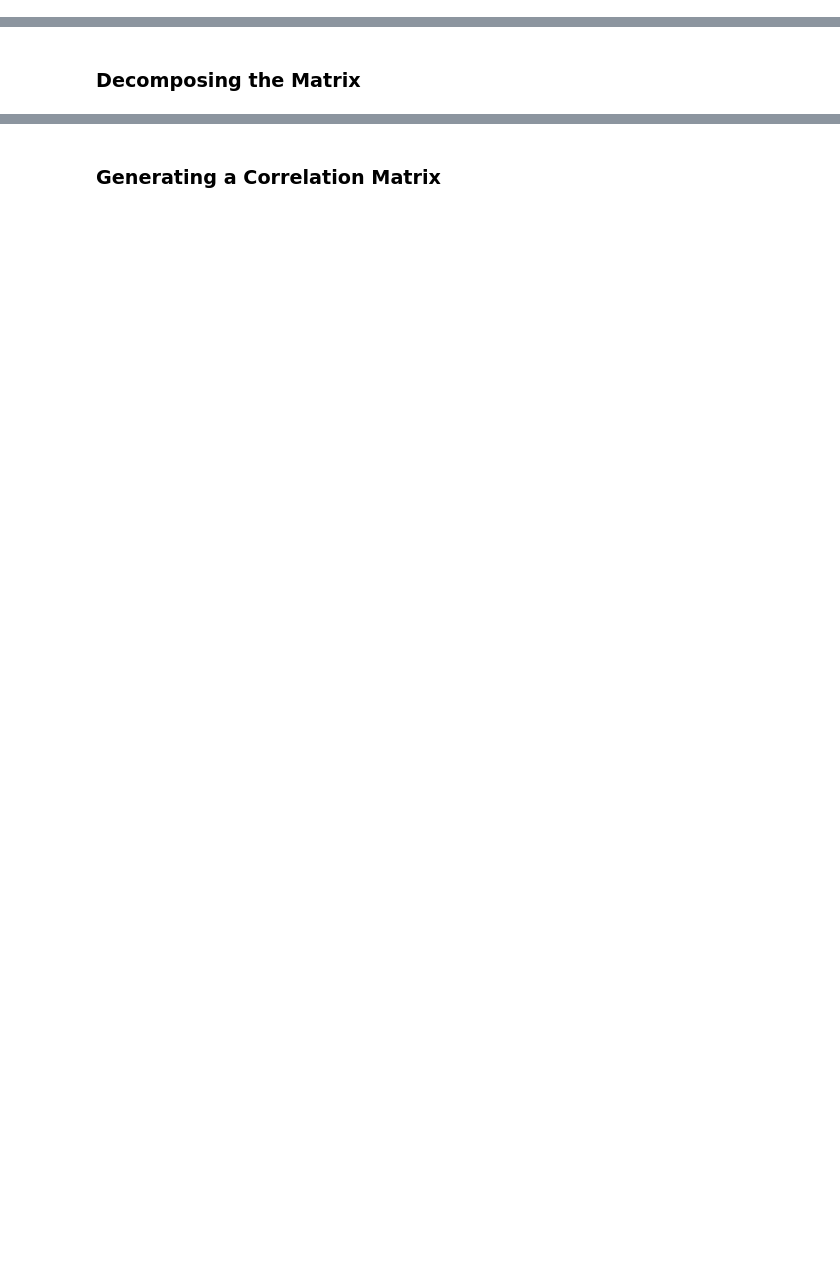
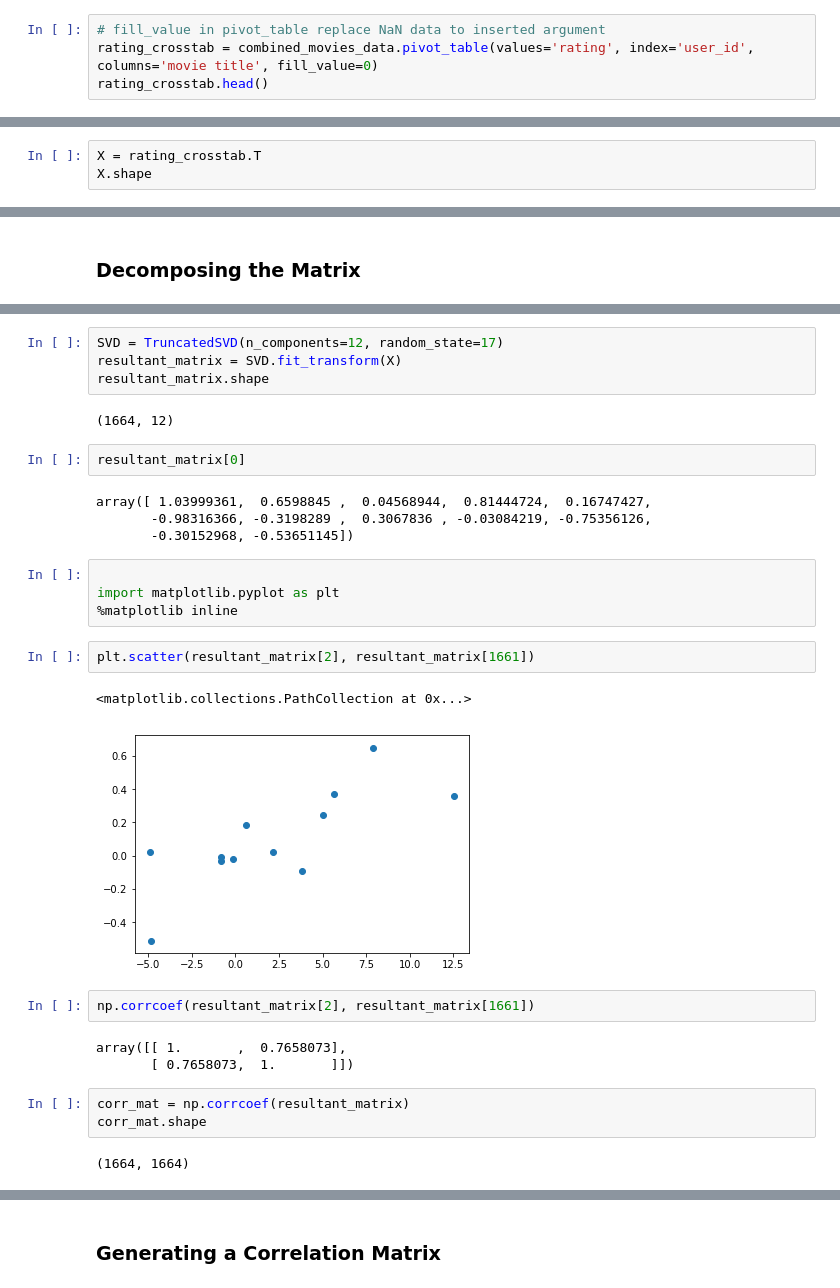
Before and after one commit to kwarodom/sidtechtalent, a Jupyter notebook: ML-Week4/Lecture8 Recommendation Systems/4. model-based collaborative filtering/model-based collaborative filtering.ipynb, the cells around one changed output, grey strips where cells are left out. Cells and saved outputs as stored; diff of their text form; blank space fills up the shorter version.

```diff
--- a/ML-Week4/Lecture8 Recommendation Systems/4. model-based collaborative filtering/model-based collaborative filtering.ipynb
+++ b/ML-Week4/Lecture8 Recommendation Systems/4. model-based collaborative filtering/model-based collaborative filtering.ipynb
@@ -78,0 +69,4 @@ array(['Star Wars (1977)'], dtype=object)
+# %%
+# fill_value in pivot_table replace NaN data to inserted argument
+rating_crosstab = combined_movies_data.pivot_table(values='rating', index='user_id', columns='movie title', fill_value=0)
+rating_crosstab.head()
@@ -86,0 +88,3 @@ array(['Star Wars (1977)'], dtype=object)
+# %%
+X = rating_crosstab.T
+X.shape
@@ -91,0 +113,31 @@ array(['Star Wars (1977)'], dtype=object)
+# %%
+SVD = TruncatedSVD(n_components=12, random_state=17)
+resultant_matrix = SVD.fit_transform(X)
+resultant_matrix.shape
+# %% [output]
+(1664, 12)
+# %%
+resultant_matrix[0]
+# %% [output]
+array([ 1.03999361,  0.6598845 ,  0.04568944,  0.81444724,  0.16747427,
+       -0.98316366, -0.3198289 ,  0.3067836 , -0.03084219, -0.75356126,
+       -0.30152968, -0.53651145])
+# %%
+
+import matplotlib.pyplot as plt
+%matplotlib inline
+# %%
+plt.scatter(resultant_matrix[2], resultant_matrix[1661])
+# %% [output]
+<matplotlib.collections.PathCollection at 0x...>
+[figure, added]
+# %%
+np.corrcoef(resultant_matrix[2], resultant_matrix[1661])
+# %% [output]
+array([[ 1.       ,  0.7658073],
+       [ 0.7658073,  1.       ]])
+# %%
+corr_mat = np.corrcoef(resultant_matrix)
+corr_mat.shape
+# %% [output]
+(1664, 1664)
```
Also changed, not shown: parts of 17 cells of this notebook, 47 other files.
